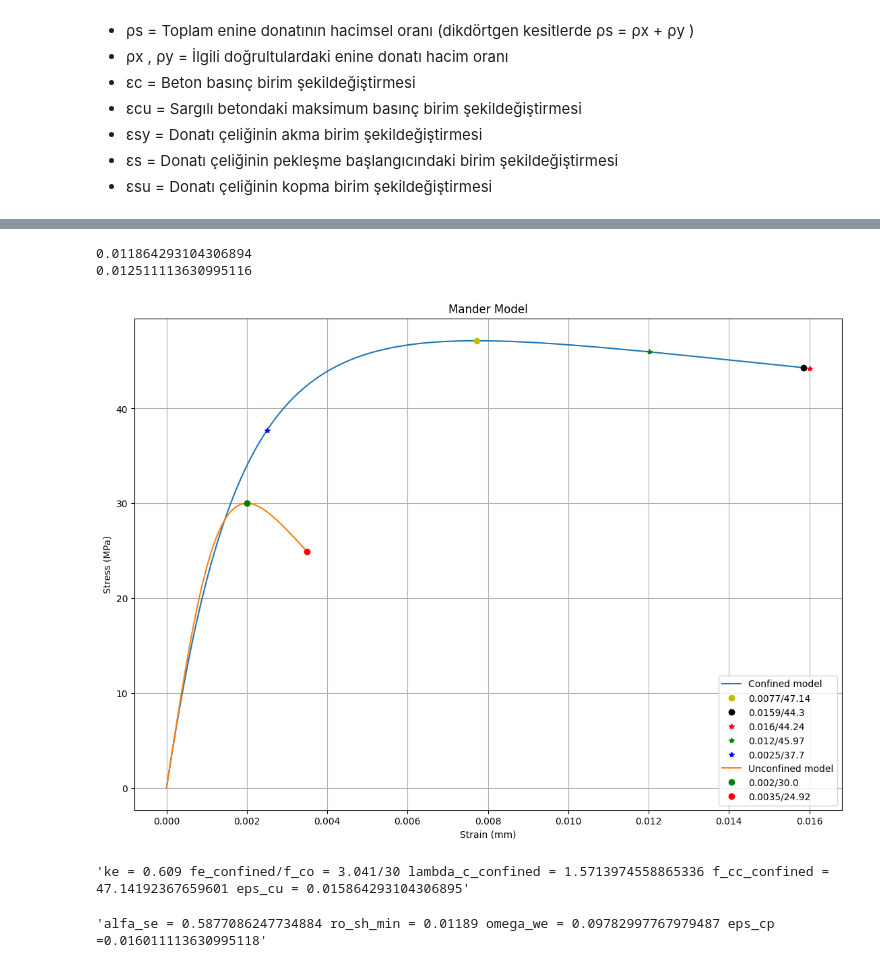
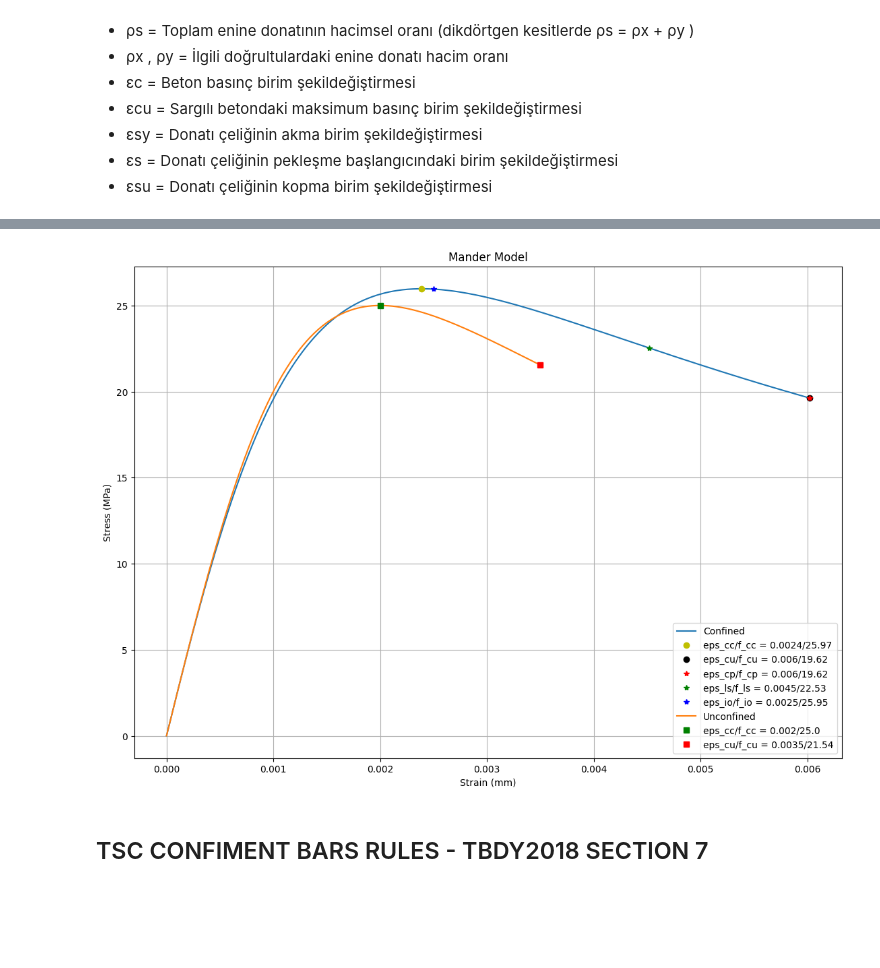
Before and after one commit to muhammedsural/TSC2018_Design, a Jupyter notebook: TBDY.ipynb, the cells around one changed output, grey strips where cells are left out. Saved outputs shown, nothing was run; the diff lists cells and outputs as text; code cells hidden in the pictures; blank space fills up the shorter version.

```diff
--- a/Malzememodelleri.ipynb
+++ b/TBDY.ipynb
@@ -28,49 +30,41 @@
 from TbdyMaterialModels import Mander
 # %%
 """Units N,mm"""
-B = 400
-H = 400
-s = 100
-TieRebarDiameter = 10
-LongnitRebarDiameter = 20
-ClearCoverConc = 30
-NumBarsTop,NumBarsInterior,NumBarsBot = 4,2,4
+B = 300
+H = 500
+s = 250
+TieRebarDiameter = 8
+LongnitRebarDiameter = 14
+ClearCoverConc = 25
+NumBarsTop,NumBarsInterior,NumBarsBot = 2,1,2
 X_tiebars = 2
 Y_tiebars = 3
-fsy = 420
-fywe = 420
+fsy = 220
+fywe = 220
 eps_su = 0.08
-f_co = 30
-f_ce = 30
+f_co = 25
+f_ce = 25
 
 mander = Mander(B                    = B,
-                     H                    = H,
-                     s                    = s,
-                     TieRebarDiameter     = TieRebarDiameter,
-                     LongnitRebarDiameter = LongnitRebarDiameter,
-                     ClearCoverConc       = ClearCoverConc,
-                     NumBarsTop           = NumBarsTop,
-                     NumBarsInterior      = NumBarsInterior,
-                     NumBarsBot           = NumBarsBot,
-                     X_tiebars            = X_tiebars,
-                     Y_tiebars            = Y_tiebars,
-                     fsy                  = fsy,
-                     f_ywe                = fywe,
-                     eps_su               = eps_su,
-                     f_co                 = f_co,
-                     f_ce                 = f_ce
-                    )
+                H                    = H,
+                s                    = s,
+                TieRebarDiameter     = TieRebarDiameter,
+                LongnitRebarDiameter = LongnitRebarDiameter,
+                ClearCoverConc       = ClearCoverConc,
+                NumBarsTop           = NumBarsTop,
+                NumBarsInterior      = NumBarsInterior,
+                NumBarsBot           = NumBarsBot,
+                X_tiebars            = X_tiebars,
+                Y_tiebars            = Y_tiebars,
+                fsy                  = fsy,
+                f_ywe                = fywe,
+                eps_su               = eps_su,
+                f_co                 = f_co,
+                f_ce                 = f_ce
+                )
 
 mander.Plot_Manders()
 # %% [output]
-0.011864293104306894
-0.012511113630995116
-[figure, old version]
+[figure, new version]
-# %%
-f"ke = {mander.ke} fe_confined/f_co = {mander.fe_confined}/{mander.f_co} lambda_c_confined = {mander.lambda_c_confined} f_cc_confined = {mander.f_cc_confined} eps_cu = {mander.eps_cu_confined}"
-# %% [output]
-'ke = 0.609 fe_confined/f_co = 3.041/30 lambda_c_confined = 1.5713974558865336 f_cc_confined = 47.14192367659601 eps_cu = 0.015864293104306895'
-# %%
-f"alfa_se = {mander.alfa_se} ro_sh_min = {mander.ro_sh_min} omega_we = {mander.omega_we} eps_cp ={mander.eps_cp}"
-# %% [output]
-'alfa_se = 0.5877086247734884 ro_sh_min = 0.01189 omega_we = 0.09782997767979487 eps_cp =0.016011113630995118'
+# %% [markdown]
+## TSC CONFIMENT BARS RULES - TBDY2018 SECTION 7
```
Also changed, not shown: parts of 4 cells of this notebook, 2 other files.
